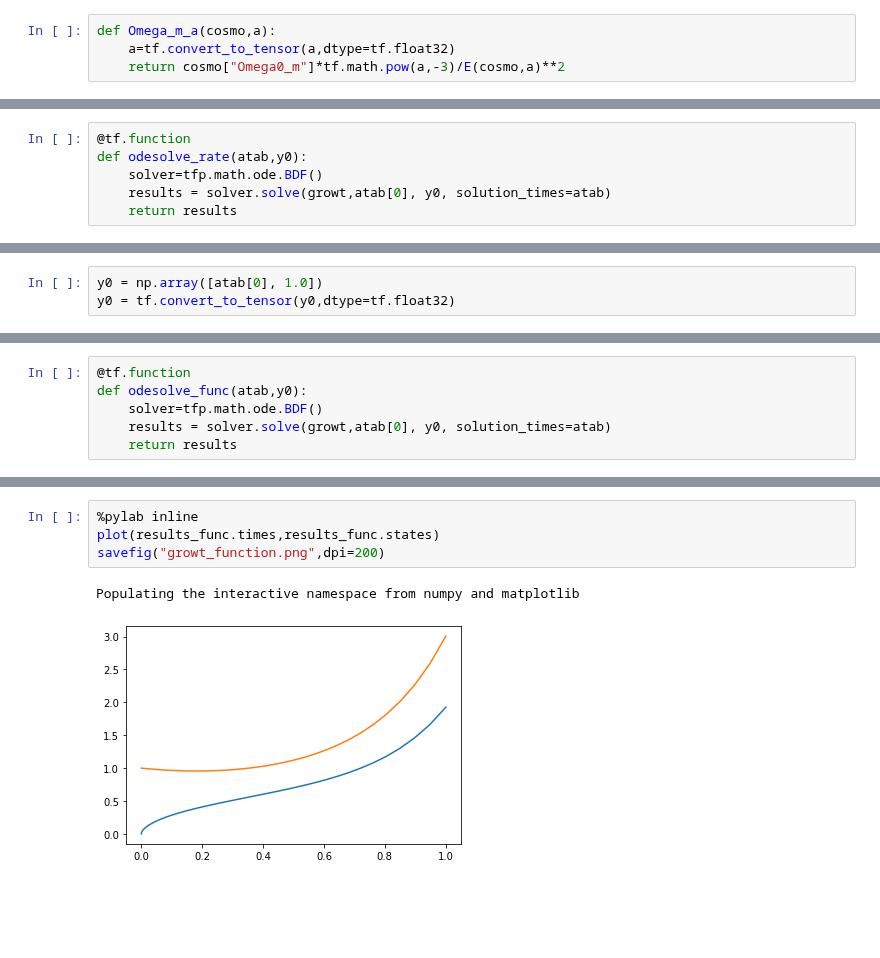
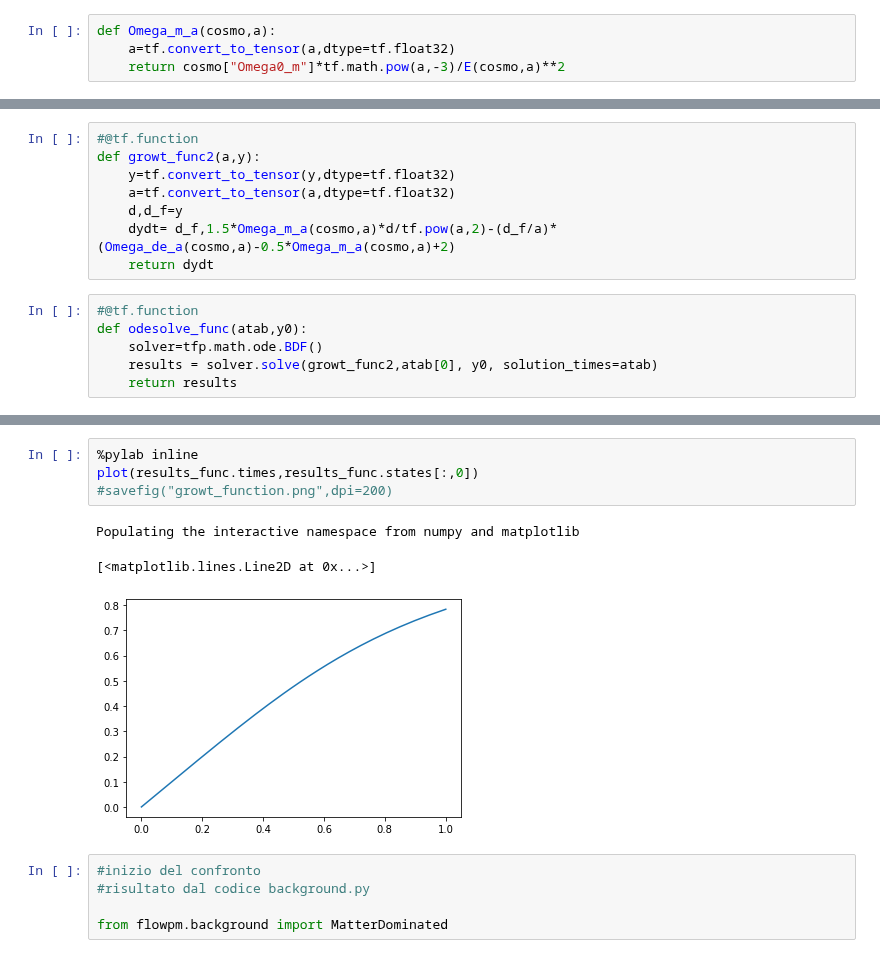
Before and after one commit to DifferentiableUniverseInitiative/flowpm, a Jupyter notebook: notebooks/growth_function.ipynb, the cells around one changed output, grey strips where cells are left out. Cells and saved outputs as stored; diff of their text form; blank space fills up the shorter version.

```diff
--- a/notebooks/growth_function.ipynb
+++ b/notebooks/growth_function.ipynb
@@ -73,6 +84,14 @@ def growt_rate(y,a):
+# %%
+#@tf.function
+def growt_func2(a,y):
+    y=tf.convert_to_tensor(y,dtype=tf.float32)
+    a=tf.convert_to_tensor(a,dtype=tf.float32)
+    d,d_f=y
+    dydt= d_f,1.5*Omega_m_a(cosmo,a)*d/tf.pow(a,2)-(d_f/a)*(Omega_de_a(cosmo,a)-0.5*Omega_m_a(cosmo,a)+2)
+    return dydt
 # %%
-@tf.function
-def odesolve_rate(atab,y0):
+#@tf.function
+def odesolve_func(atab,y0):
     solver=tfp.math.ode.BDF()
-    results = solver.solve(growt,atab[0], y0, solution_times=atab)
+    results = solver.solve(growt_func2,atab[0], y0, solution_times=atab)
     return results
@@ -90,3 +97,0 @@ Populating the interactive namespace from numpy and matplotlib
-# %%
-y0 = np.array([atab[0], 1.0])
-y0 = tf.convert_to_tensor(y0,dtype=tf.float32)
@@ -106,9 +98,3 @@ def growt_func(y,a):
-# %%
-@tf.function
-def odesolve_func(atab,y0):
-    solver=tfp.math.ode.BDF()
-    results = solver.solve(growt,atab[0], y0, solution_times=atab)
-    return results
 # %%
 results_func=odesolve_func(atab,y0)
 # %% [output]
@@ -116,7 +118,13 @@ WARNING:tensorflow:@custom_gradient grad_fn has 'variables' in signature, but no
 # %%
 %pylab inline
-plot(results_func.times,results_func.states)
-savefig("growt_function.png",dpi=200)
+plot(results_func.times,results_func.states[:,0])
+#savefig("growt_function.png",dpi=200)
 # %% [output]
 Populating the interactive namespace from numpy and matplotlib
+[<matplotlib.lines.Line2D at 0x...>]
-[figure, old version]
+[figure, new version]
+# %%
+#inizio del confronto
+#risultato dal codice background.py
+
+from flowpm.background import MatterDominated
```
Also changed, not shown: parts of 16 cells of this notebook.
